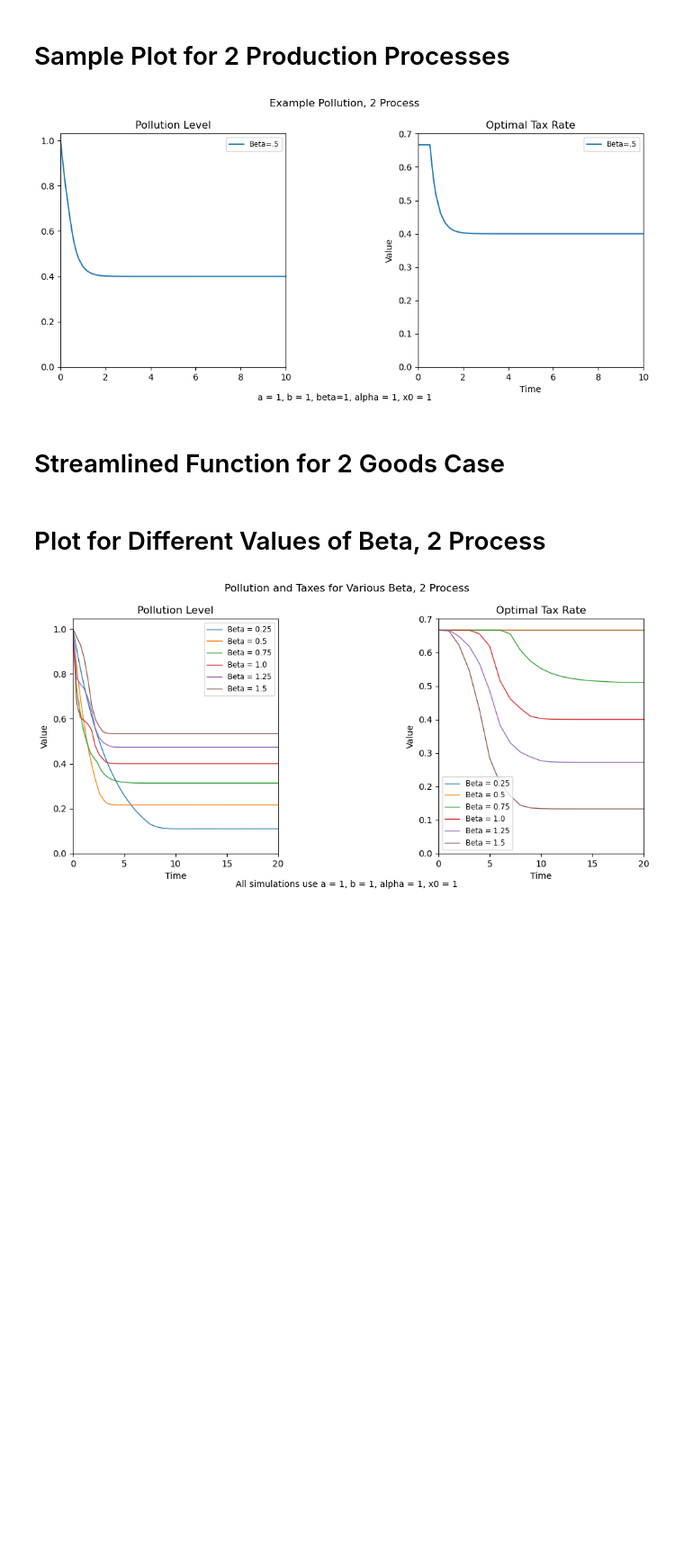
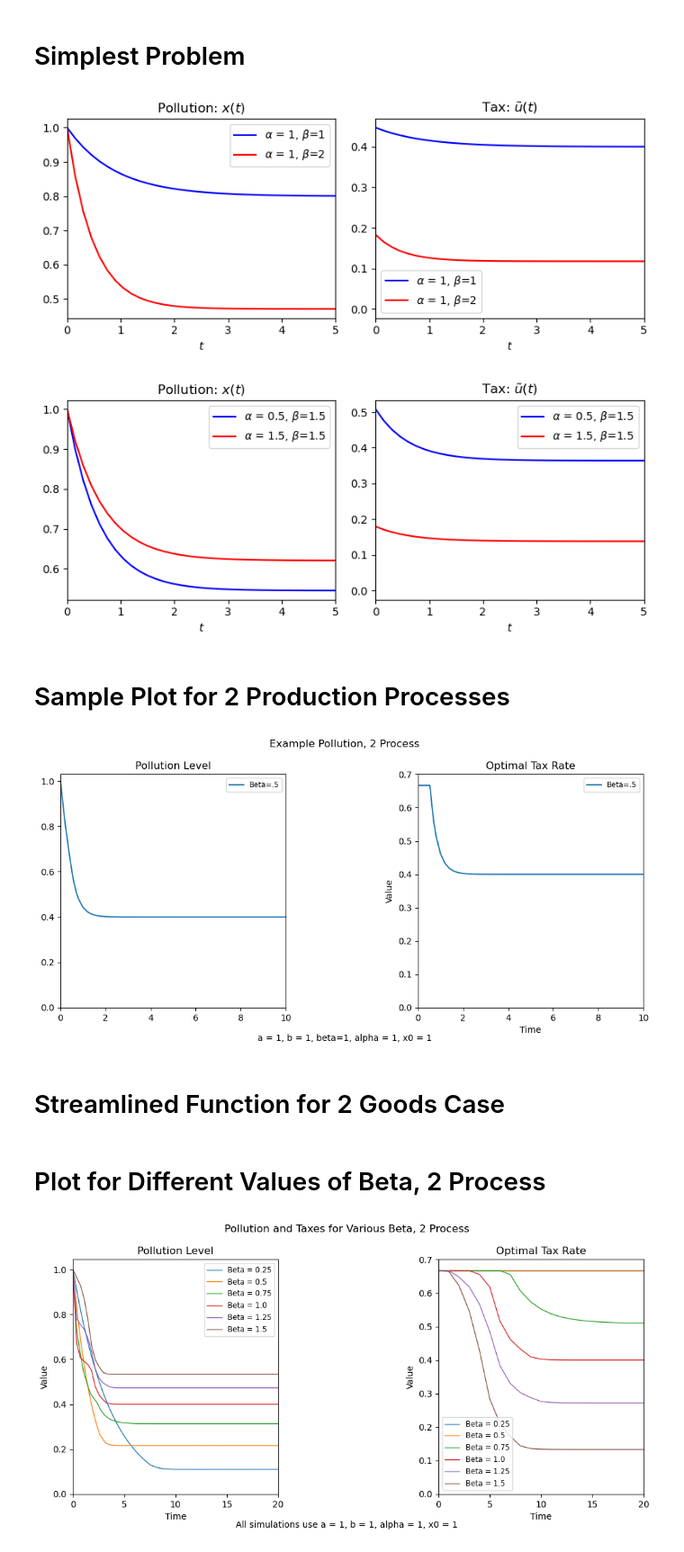
Before and after one commit to addmelo/ACME, a Jupyter notebook: Volume 4/Volume_4_Environmental_Economics_Code.ipynb, the cells around one changed output. Shown: that part at 90% size. Cells and saved outputs as stored; diff of their text form; code cells hidden in the pictures; blank space fills up the shorter version.

```diff
--- a/Volume 4/Volume_4_Environmental_Economics_Code.ipynb
+++ b/Volume 4/Volume_4_Environmental_Economics_Code.ipynb
@@ -63,3 +77,67 @@ class Control_Solver_Plotter:
+# %% [markdown]
+# Simplest Problem
+# %%
+def PlotSimplestProblem(alpha, beta, n0, nf, t0, tf, color=None, ax0=None, ax1=None):
+    a, b = 2, 1
+
+    def u_func(x):
+        def implicitFormula(u):
+            return -b/2*x[1] - 2*alpha*u + 1/500*(u / ((a/b)**2 - u**2))
+        return root(implicitFormula, x0=np.ones_like(x[1])*0.5).x
+
+    def ode(t,x):
+        return np.array([
+            .5*(a-b*u_func(x)) - beta*x[0],
+            2*x[0] + beta*x[1]
+            ])
+    def bc(ya,yb):
+        return np.array([ya[0]-n0, yb[1]])
+
+    plotter = Control_Solver_Plotter().define_control_function(u_func).define_evolution(ode,bc)
+    plotter.solve_problem(t0,tf)
+    plotter.plot_solution_simplest(ax0=ax0, ax1=ax1, labels = [alpha, beta], color=color)
+# %%
+fig, axs = plt.subplots(1,2,figsize=(8,3.5))
+
+colors = ['Blue', 'Red', 'Green', 'Orange', 'Magenta', 'Yellow', 'Black', 'White', 'Gray', 'Cyan']
+
+i = 0
+alpha_list = [1] #[1,10]
+
+# Beta values should not be less than .19
+# It is realistic to think pollution would not naturally dissipate in the environment
+beta_list = [1,2] #[5,10]
+for alph in alpha_list:
+    for beta in beta_list:
+        PlotSimplestProblem(alpha=alph, beta=beta, n0=1, nf=0.5, t0=0, tf=15, ax0=axs.ravel()[i%2], ax1=axs.ravel()[(i+1)%2], color=colors[int(i/2)])
+        i += 2
+
+
+# plt.suptitle("Simplest Problem - Variation in $\\beta$")
+plt.tight_layout()
+plt.savefig('SimplestProblem1.png', dpi = 200)
+plt.show()
+
+fig, axs = plt.subplots(1,2,figsize=(8,3.5))
+i = 0
+alpha_list = [.5, 1.5] #[1,10]
+
+# Beta values should not be less than .19 for a low value of alpha
+# It is realistic to think pollution would not naturally dissipate in the environment
+beta_list = [1.5] #[5,10]
+for alph in alpha_list:
+    for beta in beta_list:
+        PlotSimplestProblem(alpha=alph, beta=beta, n0=1, nf=0.5, t0=0, tf=15, ax0=axs.ravel()[i%2], ax1=axs.ravel()[(i+1)%2], color=colors[int(i/2)])
+        i += 2
+
+
+# plt.suptitle("Simplest Problem - Variation in $\\alpha$")
+plt.tight_layout()
+plt.savefig('SimplestProblem2.png', dpi = 200)
+plt.show()
+# %% [output]
+[figure, added]
+[figure, added]
 # %% [markdown]
 # Sample Plot for 2 Production Processes
 # %%
```
Also changed, not shown: parts of 2 cells of this notebook, 10 other files.
